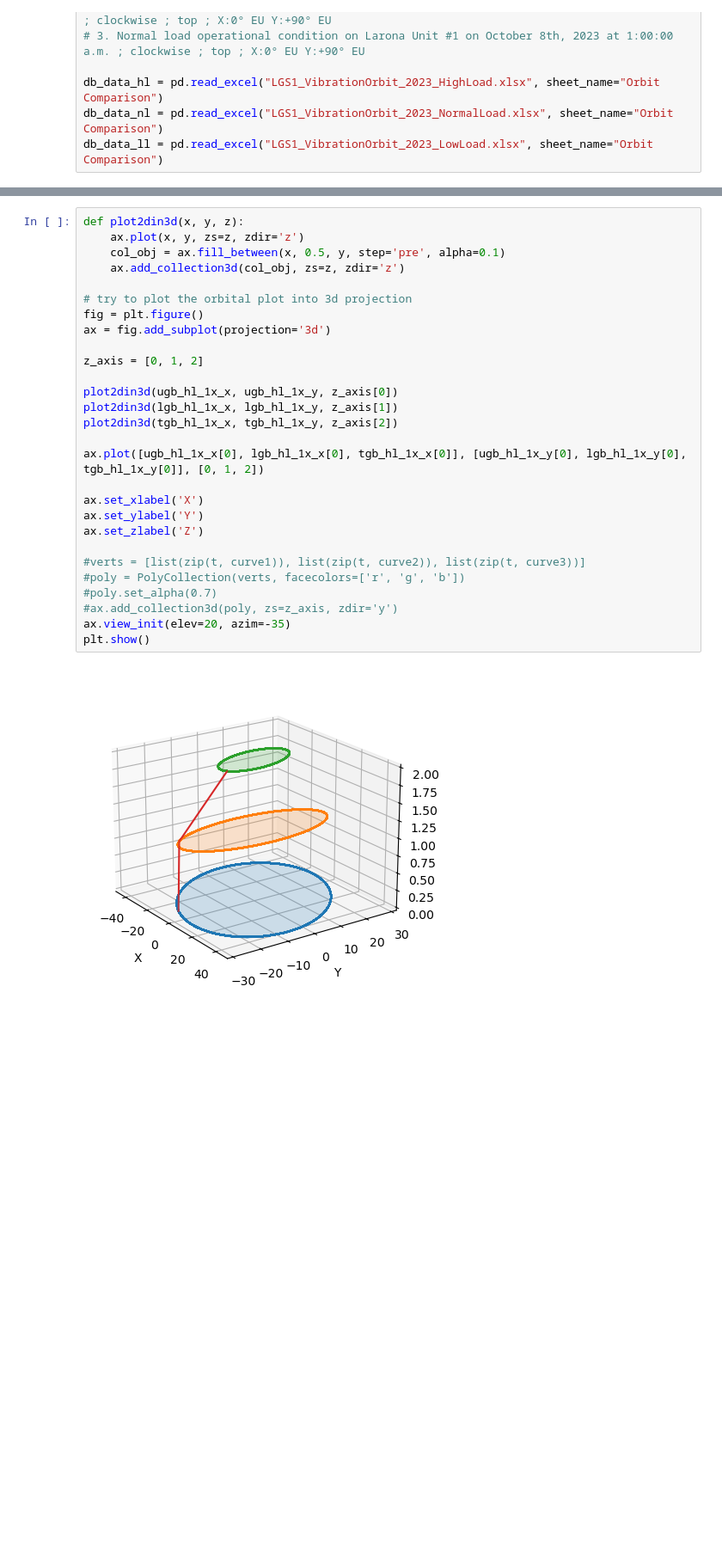
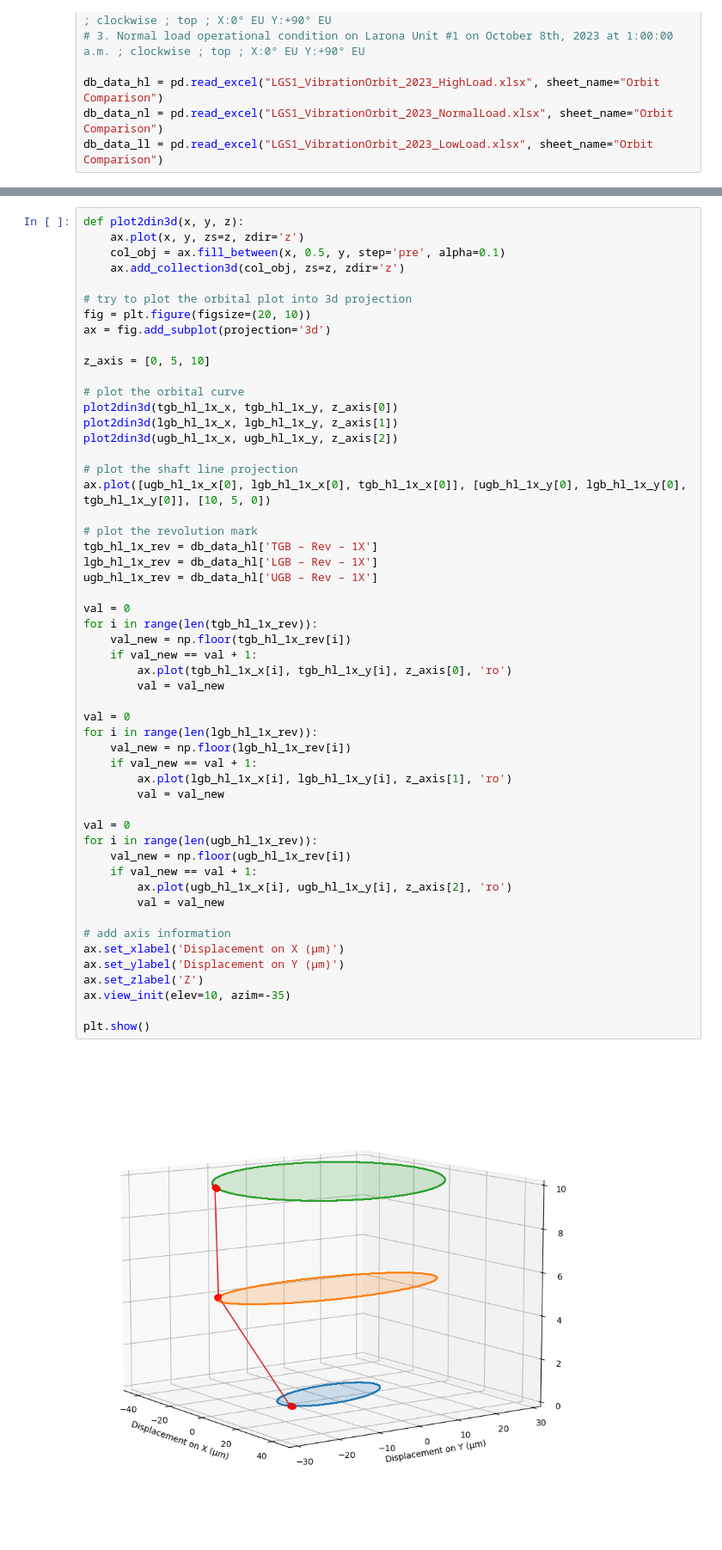
Before and after one commit to mekatronik-achmadi/Predict-CBM, a Jupyter notebook: Vale/TestOlahPy/preliminary_data_analysis/orbital_analysis.ipynb, the cells around one changed output, grey strips where cells are left out. Shown at 86% size. Drawn from its saved outputs; the diff is of its cells as text; blank space fills up the shorter version.

Commit message:
completing visualization the proximity data

```diff
--- a/Vale/TestOlahPy/preliminary_data_analysis/orbital_analysis.ipynb
+++ b/Vale/TestOlahPy/preliminary_data_analysis/orbital_analysis.ipynb
@@ -112,30 +139,55 @@ plt.show()
 # %%
 def plot2din3d(x, y, z):
     ax.plot(x, y, zs=z, zdir='z')
     col_obj = ax.fill_between(x, 0.5, y, step='pre', alpha=0.1)
     ax.add_collection3d(col_obj, zs=z, zdir='z')
 
 # try to plot the orbital plot into 3d projection
-fig = plt.figure()
+fig = plt.figure(figsize=(20, 10))
 ax = fig.add_subplot(projection='3d')
 
-z_axis = [0, 1, 2]
+z_axis = [0, 5, 10]
 
-plot2din3d(ugb_hl_1x_x, ugb_hl_1x_y, z_axis[0])
+# plot the orbital curve
+plot2din3d(tgb_hl_1x_x, tgb_hl_1x_y, z_axis[0])
 plot2din3d(lgb_hl_1x_x, lgb_hl_1x_y, z_axis[1])
-plot2din3d(tgb_hl_1x_x, tgb_hl_1x_y, z_axis[2])
+plot2din3d(ugb_hl_1x_x, ugb_hl_1x_y, z_axis[2])
 
-ax.plot([ugb_hl_1x_x[0], lgb_hl_1x_x[0], tgb_hl_1x_x[0]], [ugb_hl_1x_y[0], lgb_hl_1x_y[0], tgb_hl_1x_y[0]], [0, 1, 2])
+# plot the shaft line projection
+ax.plot([ugb_hl_1x_x[0], lgb_hl_1x_x[0], tgb_hl_1x_x[0]], [ugb_hl_1x_y[0], lgb_hl_1x_y[0], tgb_hl_1x_y[0]], [10, 5, 0])
 
-ax.set_xlabel('X')
-ax.set_ylabel('Y')
+# plot the revolution mark
+tgb_hl_1x_rev = db_data_hl['TGB – Rev – 1X']
+lgb_hl_1x_rev = db_data_hl['LGB – Rev – 1X']
+ugb_hl_1x_rev = db_data_hl['UGB – Rev – 1X']
+
+val = 0
+for i in range(len(tgb_hl_1x_rev)):
+    val_new = np.floor(tgb_hl_1x_rev[i])
+    if val_new == val + 1:
+        ax.plot(tgb_hl_1x_x[i], tgb_hl_1x_y[i], z_axis[0], 'ro')
+        val = val_new
+
+val = 0
+for i in range(len(lgb_hl_1x_rev)):
+    val_new = np.floor(lgb_hl_1x_rev[i])
+    if val_new == val + 1:
+        ax.plot(lgb_hl_1x_x[i], lgb_hl_1x_y[i], z_axis[1], 'ro')
+        val = val_new
+
+val = 0
+for i in range(len(ugb_hl_1x_rev)):
+    val_new = np.floor(ugb_hl_1x_rev[i])
+    if val_new == val + 1:
+        ax.plot(ugb_hl_1x_x[i], ugb_hl_1x_y[i], z_axis[2], 'ro')
+        val = val_new
+
+# add axis information
+ax.set_xlabel('Displacement on X (µm)')
+ax.set_ylabel('Displacement on Y (µm)')
 ax.set_zlabel('Z')
+ax.view_init(elev=10, azim=-35)
 
-#verts = [list(zip(t, curve1)), list(zip(t, curve2)), list(zip(t, curve3))]
-#poly = PolyCollection(verts, facecolors=['r', 'g', 'b'])
-#poly.set_alpha(0.7)
-#ax.add_collection3d(poly, zs=z_axis, zdir='y')
-ax.view_init(elev=20, azim=-35)
 plt.show()
 # %% [output]
-[figure, old version]
+[figure, new version]
```
Also changed, not shown: parts of 2 cells of this notebook.
